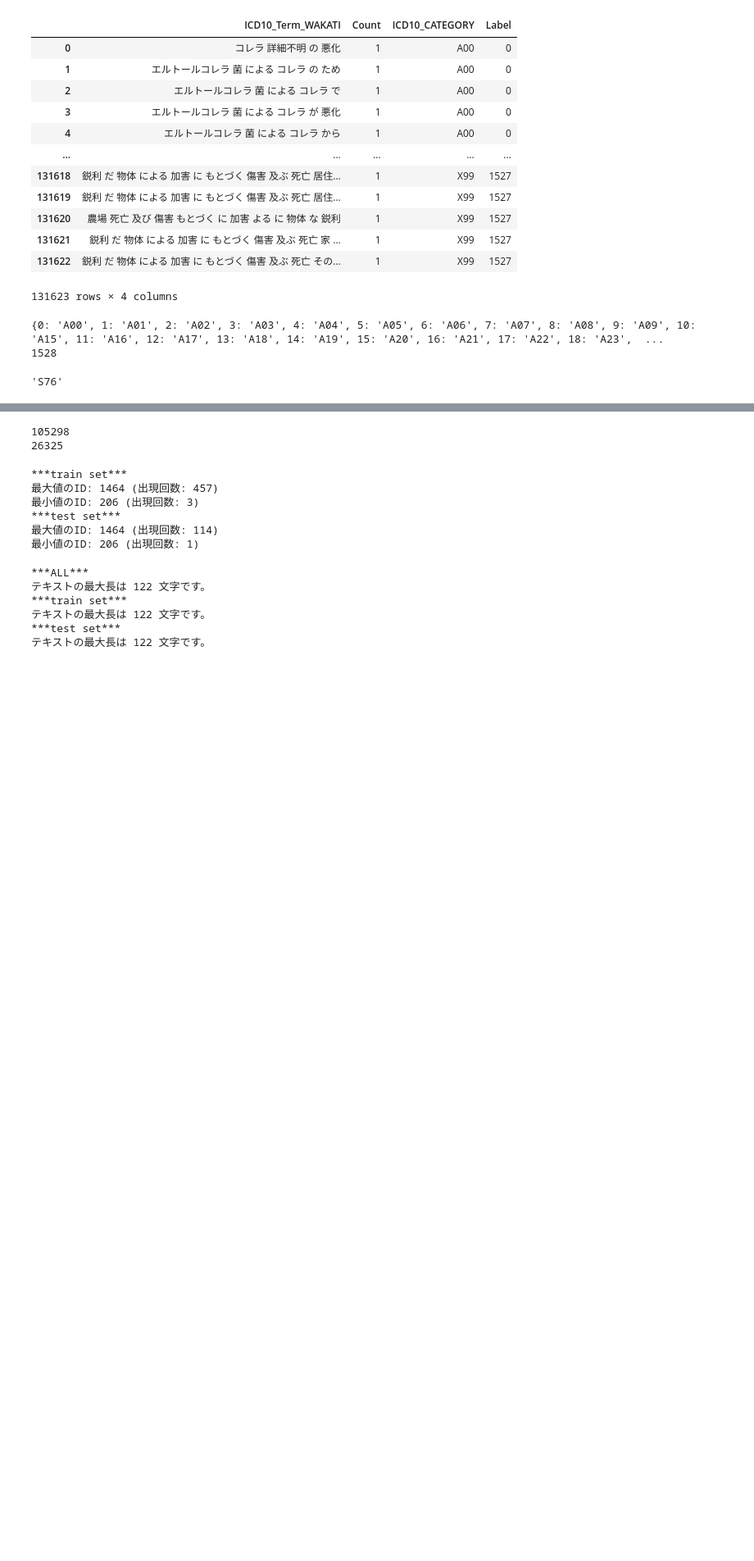
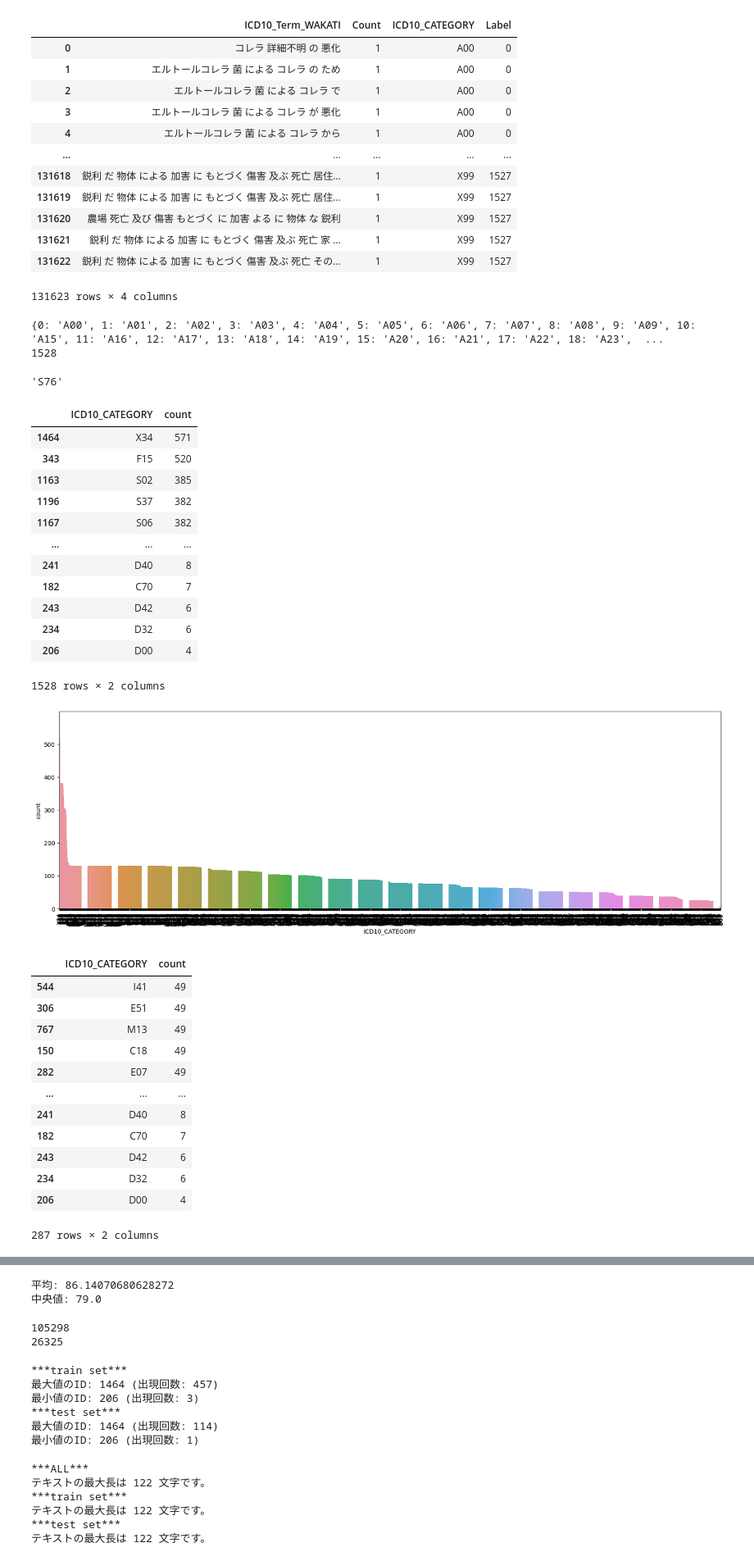
Before and after one commit to Takumi173/2023Test, a Jupyter notebook: Coding_2_CreateModel.ipynb, the cells around one changed output, grey strips where cells are left out. Shown at 82% size. Saved outputs shown, nothing was run; the diff lists cells and outputs as text; code cells hidden in the pictures; blank space fills up the shorter version.

```diff
--- a/Coding_2_CreateModel.ipynb
+++ b/Coding_2_CreateModel.ipynb
@@ -227,3 +227,55 @@ print(len(id_dict))
 id_dict[1234]
 # %% [output]
 'S76'
+# %%
+import seaborn as sns
+import matplotlib.pyplot as plt
+grouped_data = Target_df_sorted.groupby(label_name).size().reset_index().rename(columns={0:'count'}).sort_values(by='count', ascending=False)
+plt.figure(figsize=(20, 6))
+plt.xticks(rotation='vertical')
+display(grouped_data)
+sns.barplot(x=label_name, y='count', data=grouped_data)
+plt.show()
+
+plt.figure(figsize=(20, 6))
+plt.xticks(rotation='vertical')
+display(grouped_data[grouped_data['count'] < 50])
+sns.barplot(x=label_name, y='count', data=grouped_data[grouped_data['count'] < 50])
+plt.show()
+
+# カラムの平均を求める
+mean_value = grouped_data['count'].mean()
+
+# カラムの中央値を求める
+median_value = grouped_data['count'].median()
+
+print(f'平均: {mean_value}')
+print(f'中央値: {median_value}')
+# %% [output]
+|  | ICD10_CATEGORY | count |
+| 1464 | X34 | 571 |
+| 343 | F15 | 520 |
+| 1163 | S02 | 385 |
+| 1196 | S37 | 382 |
+| 1167 | S06 | 382 |
+| ... | ... | ... |
+| 241 | D40 | 8 |
+| 182 | C70 | 7 |
+| 243 | D42 | 6 |
+| 234 | D32 | 6 |
+| 206 | D00 | 4 |
+1528 rows × 2 columns
+[figure, added]
+|  | ICD10_CATEGORY | count |
+| 544 | I41 | 49 |
+| 306 | E51 | 49 |
+| 767 | M13 | 49 |
+| 150 | C18 | 49 |
+| 282 | E07 | 49 |
+| ... | ... | ... |
+| 241 | D40 | 8 |
+| 182 | C70 | 7 |
+| 243 | D42 | 6 |
+| 234 | D32 | 6 |
+| 206 | D00 | 4 |
+287 rows × 2 columns
@@ -230,3 +283,5 @@ id_dict[1234]
+平均: 86.14070680628272
+中央値: 79.0
 # %%
 #Training Test data 分割
 import csv
```
Also changed, not shown: parts of 2 cells of this notebook.
